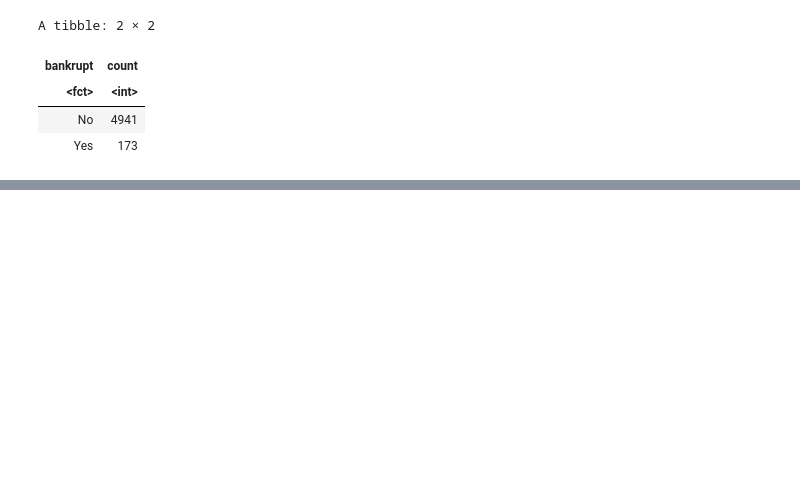
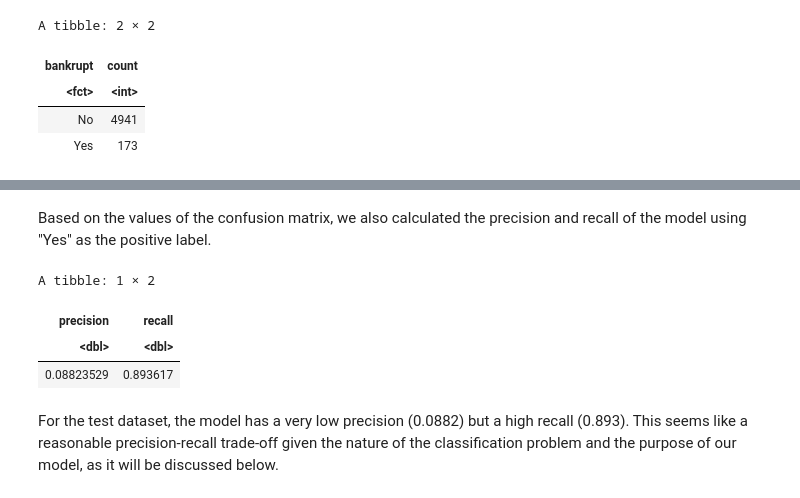
Before and after one commit to GaryHilares/dsci100-2023w1-group00820, a Jupyter notebook: report.ipynb, the cells around one changed output, grey strips where cells are left out. Saved outputs shown, nothing was run; the diff lists cells and outputs as text; code cells hidden in the pictures; blank space fills up the shorter version.

```diff
--- a/report.ipynb
+++ b/report.ipynb
@@ -164,2 +189,17 @@ Prediction   No  Yes
+# %% [markdown]
+Based on the values of the confusion matrix, we also calculated the precision and recall of the model using "Yes" as the positive label.
+# %%
+# True positives: 42
+# Total positive predictions: 42 + 395 = 476
+# Total negative predictions: 42 + 5 = 47
+tibble(precision = 42 / (42 + 434),
+       recall = 42 / (42 + 5))
+# %% [output]
+A tibble: 1 × 2
+| precision | recall |
+| <dbl> | <dbl> |
+| 0.08823529 | 0.893617 |
+# %% [markdown]
+For the test dataset, the model has a very low precision (0.0882) but a high recall (0.893). This seems like a reasonable precision-recall trade-off given the nature of the classification problem and the purpose of our model, as it will be discussed below.
 # %% [markdown]
 ## Discussion
```
Also changed, not shown: parts of 18 cells of this notebook.
